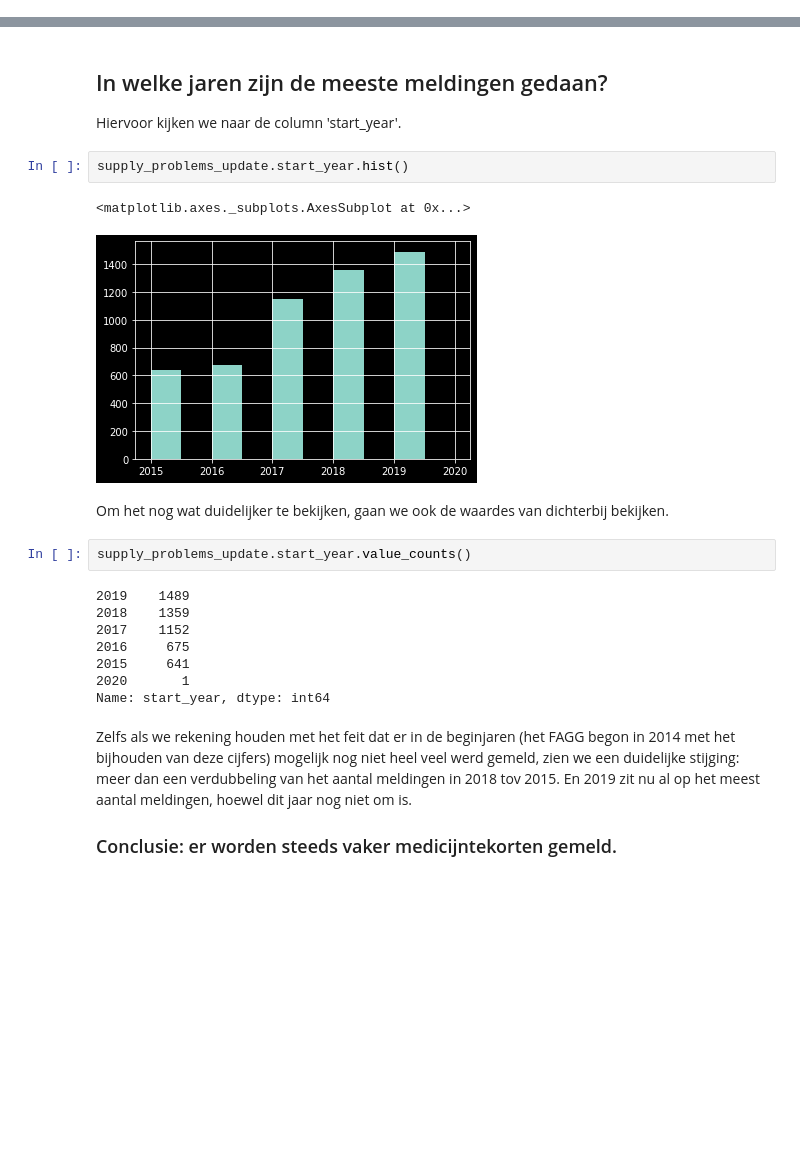
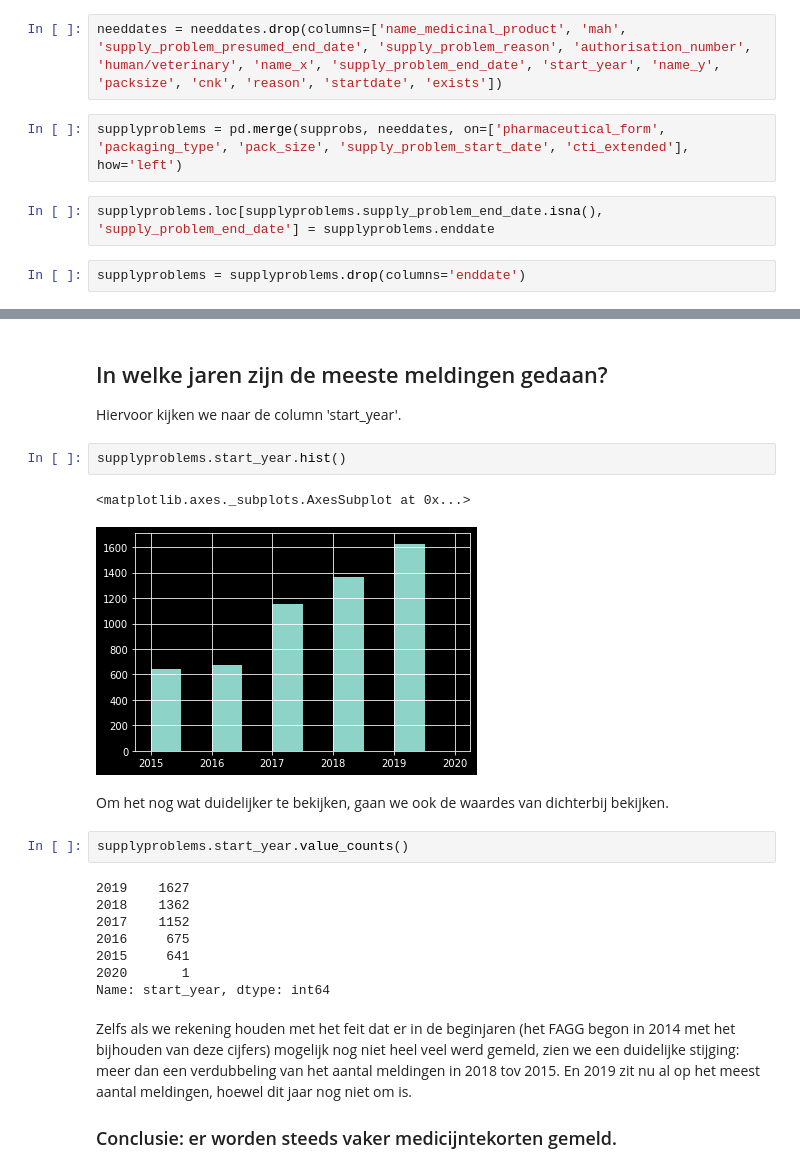
Before and after one commit to ducoquelicot/old_vrtnwsdata, a Jupyter notebook: zorg/exploration.ipynb, the cells around one changed output, grey strips where cells are left out. Saved outputs shown, nothing was run; the diff lists cells and outputs as text; blank space fills up the shorter version.

```diff
--- a/zorg/exploration.ipynb
+++ b/zorg/exploration.ipynb
@@ -892 +1154,9 @@ missing_vals = pd.concat([last_merge, merge_na]).loc[
+# %%
+needdates = needdates.drop(columns=['name_medicinal_product', 'mah', 'supply_problem_presumed_end_date', 'supply_problem_reason', 'authorisation_number', 'human/veterinary', 'name_x', 'supply_problem_end_date', 'start_year', 'name_y', 'packsize', 'cnk', 'reason', 'startdate', 'exists'])
+# %%
+supplyproblems = pd.merge(supprobs, needdates, on=['pharmaceutical_form', 'packaging_type', 'pack_size', 'supply_problem_start_date', 'cti_extended'], how='left')
+# %%
+supplyproblems.loc[supplyproblems.supply_problem_end_date.isna(), 'supply_problem_end_date'] = supplyproblems.enddate
+# %%
+supplyproblems = supplyproblems.drop(columns='enddate')
 # %% [markdown]
@@ -907,17 +1179,17 @@ Dat gezegd hebbende, de volgende vragen zijn interessant:
 
 Hiervoor kijken we naar de column 'start_year'.
 # %%
-supply_problems_update.start_year.hist()
+supplyproblems.start_year.hist()
 # %% [output]
 <matplotlib.axes._subplots.AxesSubplot at 0x...>
-[figure, old version]
+[figure, new version]
 # %% [markdown]
 Om het nog wat duidelijker te bekijken, gaan we ook de waardes van dichterbij bekijken.
 # %%
-supply_problems_update.start_year.value_counts()
+supplyproblems.start_year.value_counts()
 # %% [output]
-2019    1489
-2018    1359
+2019    1627
+2018    1362
 2017    1152
 2016     675
 2015     641
```
Also changed, not shown: parts of 51 cells of this notebook, 1 other file.
